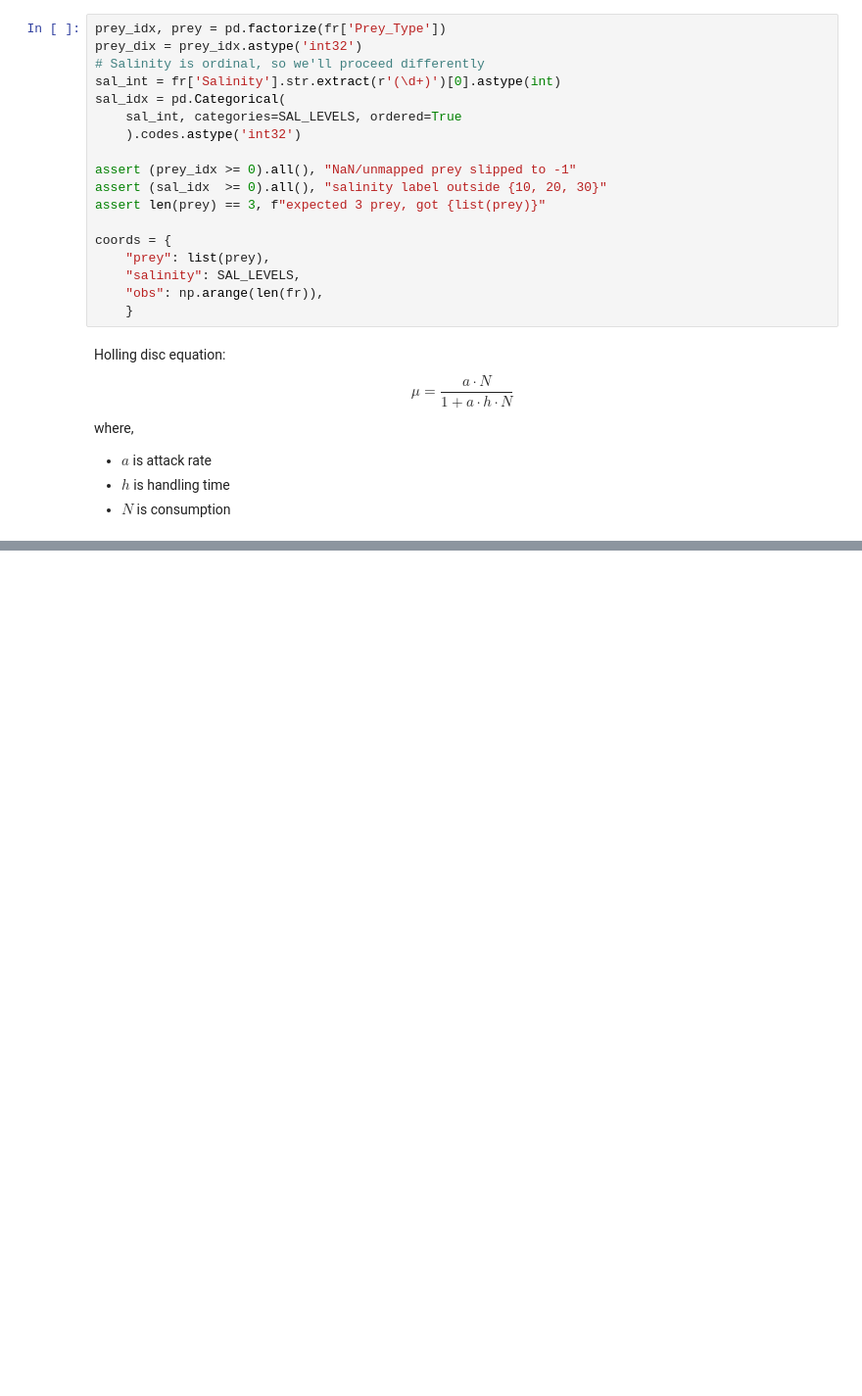
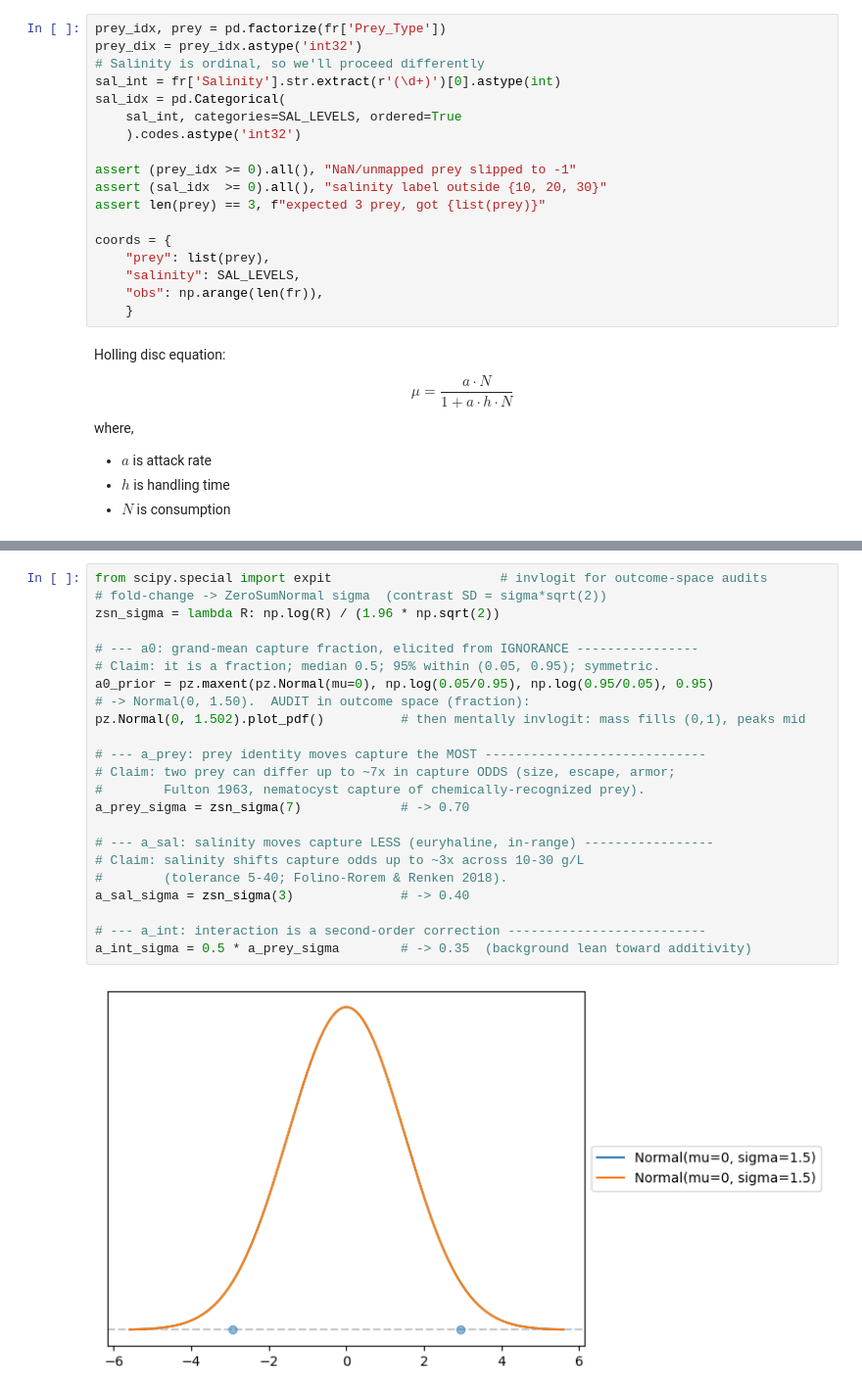
Before and after one commit to erdemkarakoylu/nandini_et_al, a Jupyter notebook: notebooks/01_modeling.ipynb, the cells around one changed output, grey strips where cells are left out. Shown at 98% size. Cells and saved outputs as stored; diff of their text form; blank space fills up the shorter version.

```diff
--- a/notebooks/01_modeling.ipynb
+++ b/notebooks/01_modeling.ipynb
@@ -127,0 +365,25 @@ fr_model.to_graphviz()
+# %%
+from scipy.special import expit                      # invlogit for outcome-space audits
+# fold-change -> ZeroSumNormal sigma  (contrast SD = sigma*sqrt(2))
+zsn_sigma = lambda R: np.log(R) / (1.96 * np.sqrt(2))
+
+# --- a0: grand-mean capture fraction, elicited from IGNORANCE ----------------
+# Claim: it is a fraction; median 0.5; 95% within (0.05, 0.95); symmetric.
+a0_prior = pz.maxent(pz.Normal(mu=0), np.log(0.05/0.95), np.log(0.95/0.05), 0.95)
+# -> Normal(0, 1.50).  AUDIT in outcome space (fraction):
+pz.Normal(0, 1.502).plot_pdf()          # then mentally invlogit: mass fills (0,1), peaks mid
+
+# --- a_prey: prey identity moves capture the MOST -----------------------------
+# Claim: two prey can differ up to ~7x in capture ODDS (size, escape, armor;
+#        Fulton 1963, nematocyst capture of chemically-recognized prey).
+a_prey_sigma = zsn_sigma(7)             # -> 0.70
+
+# --- a_sal: salinity moves capture LESS (euryhaline, in-range) -----------------
+# Claim: salinity shifts capture odds up to ~3x across 10-30 g/L
+#        (tolerance 5-40; Folino-Rorem & Renken 2018).
+a_sal_sigma = zsn_sigma(3)              # -> 0.40
+
+# --- a_int: interaction is a second-order correction --------------------------
+a_int_sigma = 0.5 * a_prey_sigma        # -> 0.35  (background lean toward additivity)
+# %% [output]
+[figure, added]
```
Also changed, not shown: parts of 31 cells of this notebook, 8 other files.
